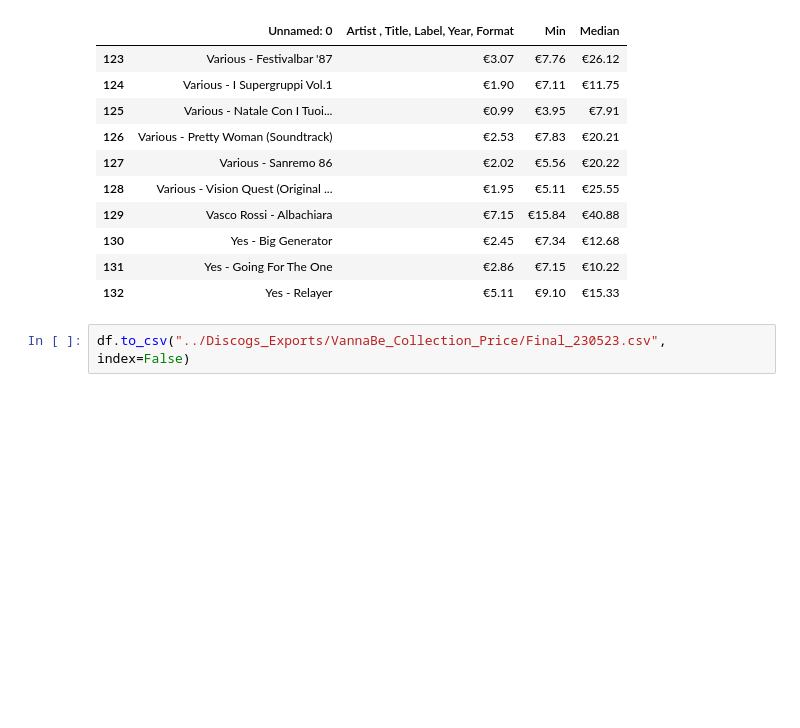
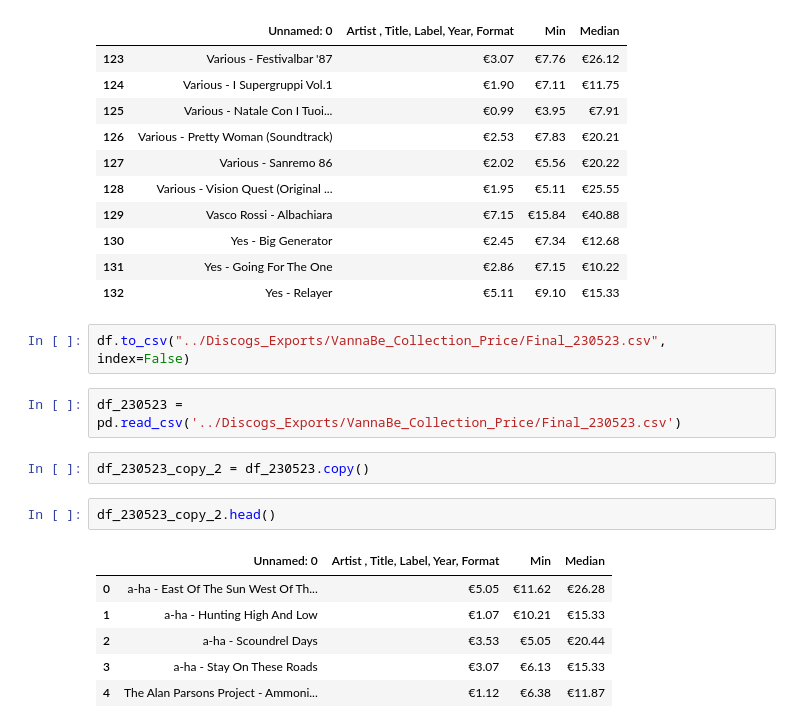
Before and after one commit to VannaLZ/Vinyl_Collection_Project, a Jupyter notebook: Discogs/Discogs_EDA/Price.ipynb, the cells around one changed output. Drawn from its saved outputs; the diff is of its cells as text; blank space fills up the shorter version.

```diff
--- a/Discogs/Discogs_EDA/Price.ipynb
+++ b/Discogs/Discogs_EDA/Price.ipynb
@@ -195,3 +194,16 @@ df.tail(10)
 | 132 | Yes - Relayer | €5.11 | €9.10 | €15.33 |
 # %%
 df.to_csv("../Discogs_Exports/VannaBe_Collection_Price/Final_230523.csv", index=False)
+# %%
+df_230523 = pd.read_csv('../Discogs_Exports/VannaBe_Collection_Price/Final_230523.csv')
+# %%
+df_230523_copy_2 = df_230523.copy()
+# %%
+df_230523_copy_2.head()
+# %% [output]
+|  | Unnamed: 0 | Artist , Title, Label, Year, Format | Min | Median |
+| 0 | a-ha - East Of The Sun West Of Th... | €5.05 | €11.62 | €26.28 |
+| 1 | a-ha - Hunting High And Low | €1.07 | €10.21 | €15.33 |
+| 2 | a-ha - Scoundrel Days | €3.53 | €5.05 | €20.44 |
+| 3 | a-ha - Stay On These Roads | €3.07 | €6.13 | €15.33 |
+| 4 | The Alan Parsons Project - Ammoni... | €1.12 | €6.38 | €11.87 |
```
Also changed, not shown: parts of 7 cells of this notebook, 1 other file.
